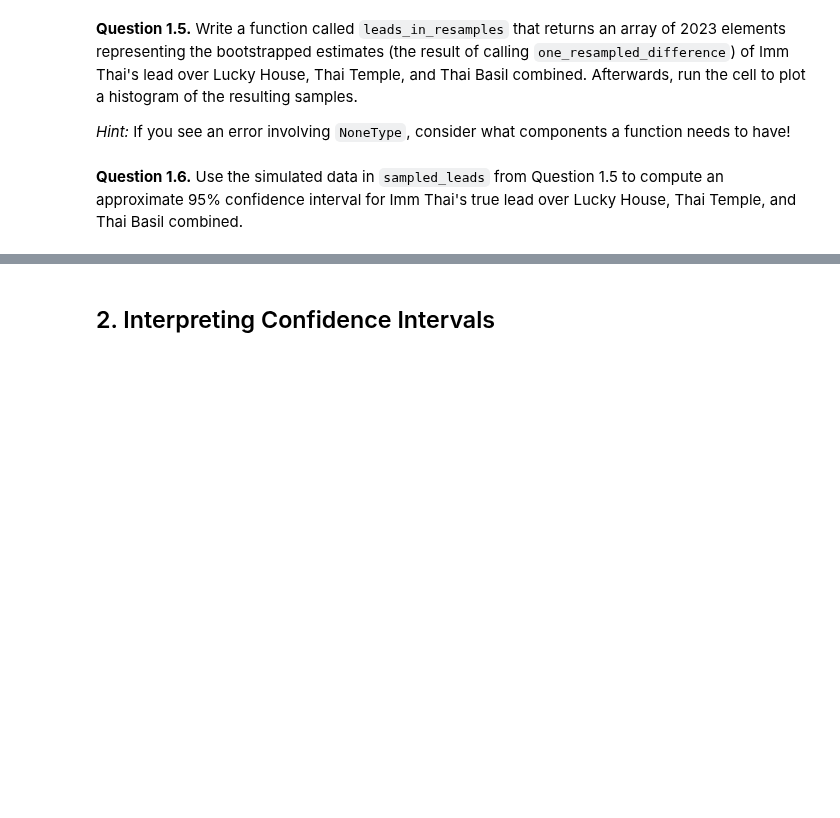
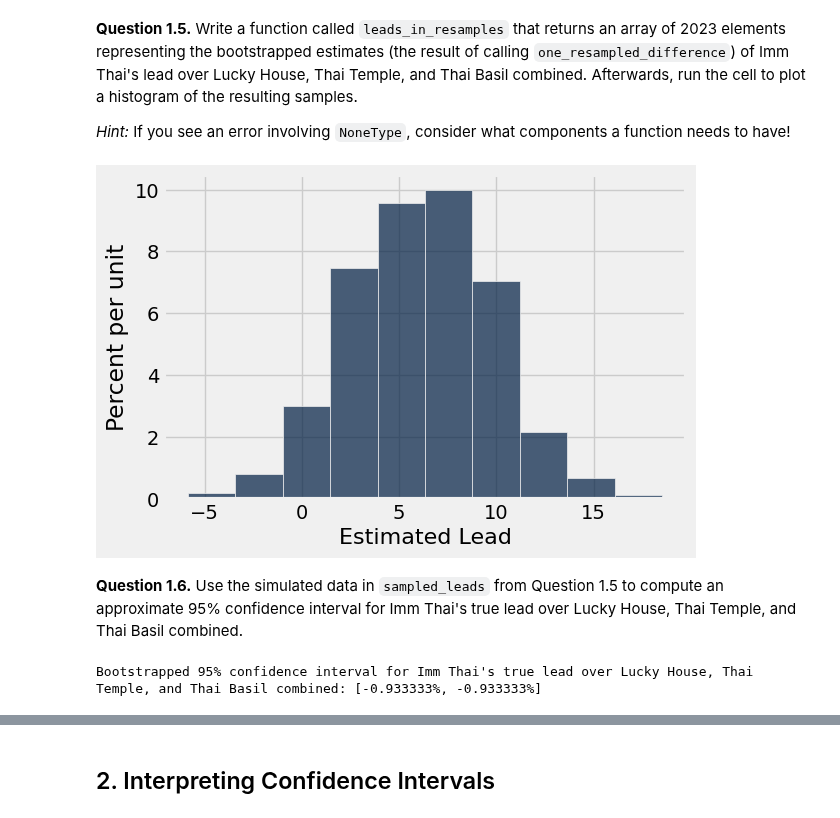
Before and after one commit to trentonbates/fall-24-data1350, a Jupyter notebook: Homework/hw08/hw08.ipynb, the cells around one changed output, grey strips where cells are left out. Drawn from its saved outputs; the diff is of its cells as text; code cells hidden in the pictures; blank space fills up the shorter version.

```diff
--- a/Homework/hw08/hw08.ipynb
+++ b/Homework/hw08/hw08.ipynb
@@ -133,8 +133,8 @@ Define the function `one_resampled_difference` that returns **exactly one value*
 *Note:* If the skeleton code provided within the function is not helpful for you, feel free to approach the question using your own variables.
 # %%
 def one_resampled_difference(tbl):
-    bootstrap = ...
-    imm_percentage = ...
-    ...
+    bootstrap = tbl.sample()
+    imm_percentage = one_resampled_percentage(bootstrap)
+    return imm_percentage - (100 - imm_percentage)
 # %%
 grader.check("q1_4")
@@ -146,17 +148,28 @@ grader.check("q1_4")
 *Hint:* If you see an error involving `NoneType`, consider what components a function needs to have!
 # %%
 def leads_in_resamples():
-    ...
+    imm_thai_lead = make_array()
+    num_repititions = 2023
+
+    for x in np.arange(num_repititions):
+        temp = one_resampled_difference(votes)
+        imm_thai_lead = np.append(imm_thai_lead, temp)
+
+    return imm_thai_lead
 
 sampled_leads = leads_in_resamples()
 Table().with_column('Estimated Lead', sampled_leads).hist("Estimated Lead")
+# %% [output]
+[figure, added]
 # %% [markdown]
 <!-- END QUESTION -->
 
 **Question 1.6.** Use the simulated data in `sampled_leads` from Question 1.5 to compute an approximate 95% confidence interval for Imm Thai's true lead over Lucky House, Thai Temple, and Thai Basil combined.
 # %%
-diff_lower_bound = ...
-diff_upper_bound = ...
+diff_lower_bound = percentile(2.5, sampled_leads)
+diff_upper_bound = percentile(2.5, sampled_leads)
 print("Bootstrapped 95% confidence interval for Imm Thai's true lead over Lucky House, Thai Temple, and Thai Basil combined: [{:f}%, {:f}%]".format(diff_lower_bound, diff_upper_bound))
+# %% [output]
+Bootstrapped 95% confidence interval for Imm Thai's true lead over Lucky House, Thai Temple, and Thai Basil combined: [-0.933333%, -0.933333%]
 # %%
 grader.check("q1_6")
```
Also changed, not shown: parts of 13 cells of this notebook, 3 other files.
